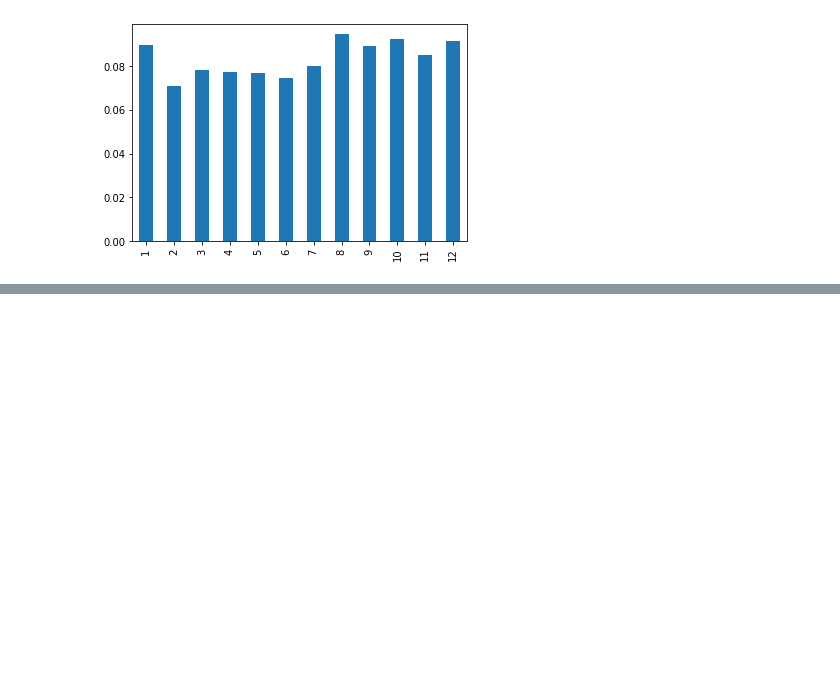
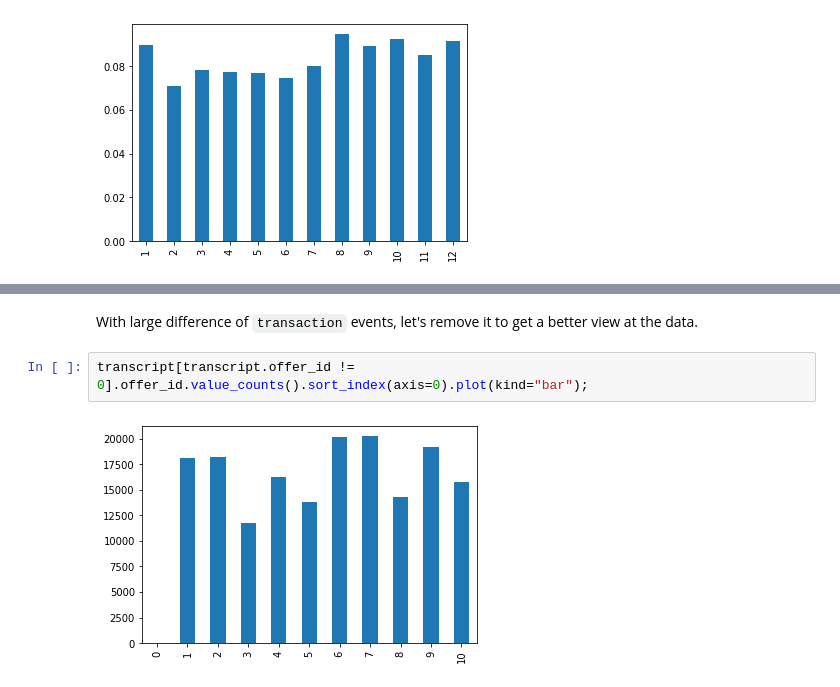
Before and after one commit to netxph/sb-capstone, a Jupyter notebook: notebooks/02 - Exploratory Data Analysis.ipynb, the cells around one changed output, grey strips where cells are left out. Drawn from its saved outputs; the diff is of its cells as text; blank space fills up the shorter version.

```diff
--- a/notebooks/02 - Exploratory Data Analysis.ipynb
+++ b/notebooks/02 - Exploratory Data Analysis.ipynb
@@ -399,0 +391,6 @@ transcript[transcript.person_id == 4].sort_values("time")
+# %% [markdown]
+With large difference of `transaction` events, let's remove it to get a better view at the data.
+# %%
+transcript[transcript.offer_id != 0].offer_id.value_counts().sort_index(axis=0).plot(kind="bar");
+# %% [output]
+[figure, added]
```
Also changed, not shown: parts of 52 cells of this notebook, 1 other file.
